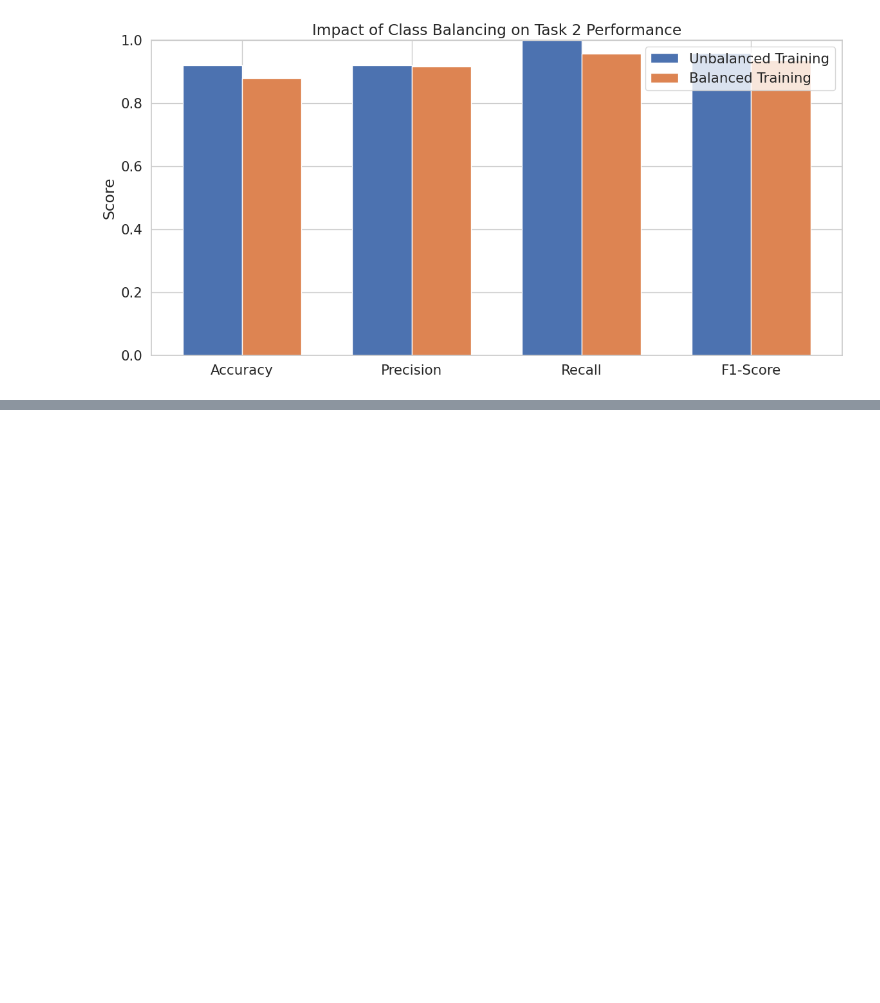
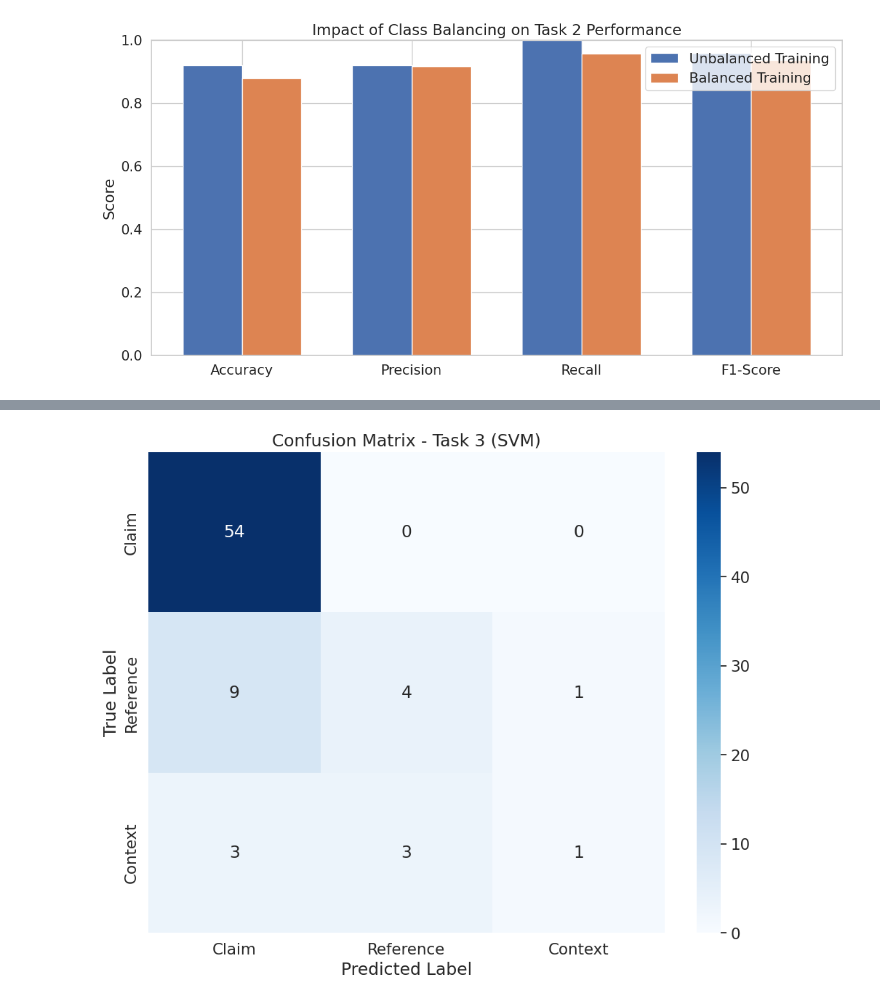
Before and after one commit to DrHurel/projet-ml, a Jupyter notebook: basic-training.ipynb, the cells around one changed output, grey strips where cells are left out. Saved outputs shown, nothing was run; the diff lists cells and outputs as text; code cells hidden in the pictures; blank space fills up the shorter version.

```diff
--- a/basic-training.ipynb
+++ b/basic-training.ipynb
@@ -2201,0 +2451,74 @@ weighted avg       0.85      0.88      0.86        75
+# %%
+# Choose the best model from cross-validation for Task 3
+best_task3_model_name = task3_model_order[0]  # The model with highest accuracy
+best_task3_model = task3_models[best_task3_model_name]
+
+# Hyperparameter optimization for the best model on Task 3
+print(f"Performing Grid Search for {best_task3_model_name} on Task 3...")
+
+# Define the parameter grid for the best model
+if best_task3_model_name == 'SVM':
+    param_grid = {
+        'C': np.logspace(-3, 3, 7),
+        'gamma': ['scale', 'auto'] + list(np.logspace(-3, 3, 5)),
+        'kernel': ['rbf', 'linear']
+    }
+elif best_task3_model_name == 'Random Forest':
+    param_grid = {
+        'n_estimators': [50, 100, 200],
+        'max_depth': [None, 10, 20, 30],
+        'min_samples_split': [2, 5, 10],
+        'min_samples_leaf': [1, 2, 4]
+    }
+elif best_task3_model_name.endswith('NB'):
+    if best_task3_model_name == 'Gaussian NB':
+        param_grid = {
+            'var_smoothing': np.logspace(-10, 0, 11)
+        }
+    else:
+        param_grid = {
+            'alpha': np.logspace(-3, 3, 7),
+            'fit_prior': [True, False]
+        }
+else:
+    # Default grid for other models
+    param_grid = {
+        'C': np.logspace(-3, 3, 7)
+    }
+
+# Create and fit GridSearchCV
+grid_search_task3 = GridSearchCV(
+    estimator=best_task3_model,
+    param_grid=param_grid,
+    cv=5,
+    scoring='accuracy',
+    n_jobs=-1,
+    verbose=1
+)
+
+grid_search_task3.fit(X_train_task3, y_train_task3)
+
+# Display the best parameters and score
+print(f"Best Parameters: {grid_search_task3.best_params_}")
+print(f"Best Cross-Validation Score: {grid_search_task3.best_score_:.4f}")
+
+# Evaluate on test set
+best_model_task3 = grid_search_task3.best_estimator_
+y_pred_task3 = best_model_task3.predict(X_test_task3)
+accuracy_task3 = accuracy_score(y_test_task3, y_pred_task3)
+print(f"Test Accuracy with Best Parameters: {accuracy_task3:.4f}")
+print("\nClassification Report:")
+print(classification_report(y_test_task3, y_pred_task3))
+
+# Plot confusion matrix
+plt.figure(figsize=(10, 8))
+cm = confusion_matrix(y_test_task3, y_pred_task3)
+sns.heatmap(cm, annot=True, fmt='d', cmap='Blues',
+            xticklabels=['Claim', 'Reference', 'Context'],
+            yticklabels=['Claim', 'Reference', 'Context'])
+plt.title(f'Confusion Matrix - Task 3 ({best_task3_model_name})')
+plt.ylabel('True Label')
+plt.xlabel('Predicted Label')
+plt.tight_layout()
+plt.show()
+# %% [output]
@@ -2201,0 +2541 @@ weighted avg       0.85      0.88      0.86        75
+[figure, added]
```
Also changed, not shown: parts of 6 cells of this notebook.
